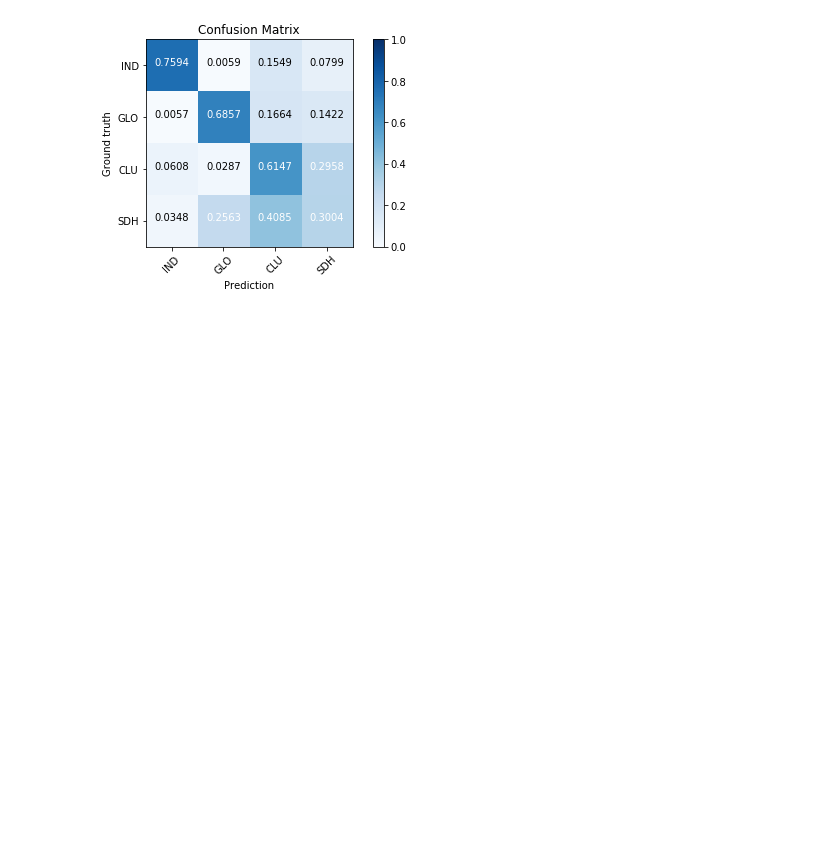
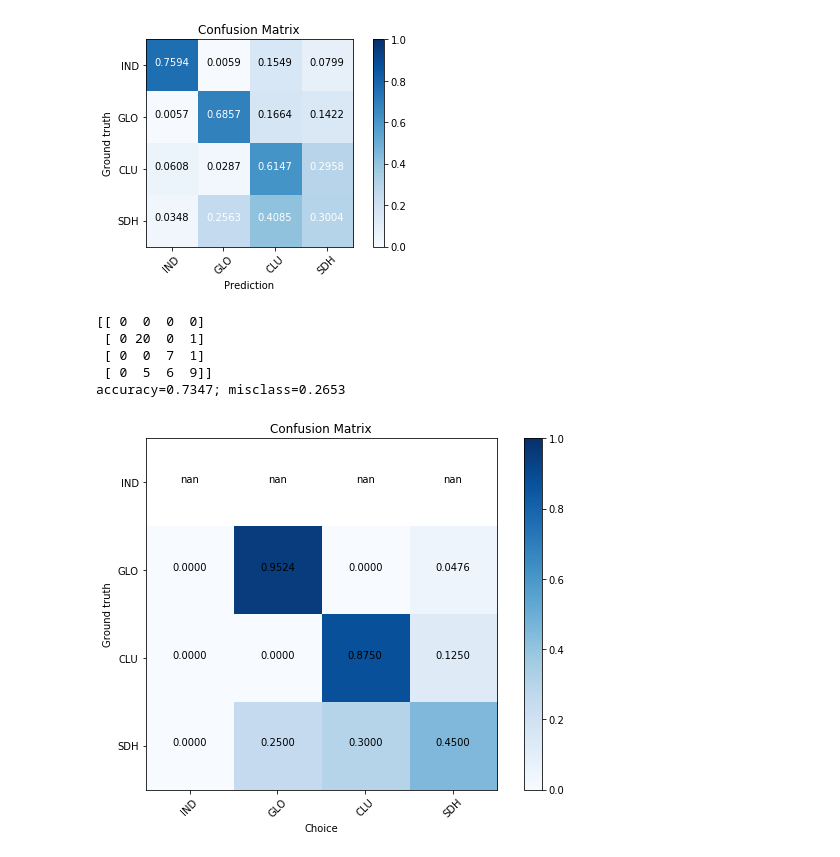
Before and after one commit to DrugowitschLab/motion-structure-identification, a Jupyter notebook: analysis/plot_cm.ipynb, the cells around one changed output. Saved outputs shown, nothing was run; the diff lists cells and outputs as text; code cells hidden in the pictures; blank space fills up the shorter version.

```diff
--- a/analysis/plot_cm.ipynb
+++ b/analysis/plot_cm.ipynb
@@ -131,3 +131,12 @@ GLO           0.005729  0.685692  0.166406  0.142174
 CLU           0.060786  0.028722  0.614678  0.295815
 SDH           0.034819  0.256304  0.408464  0.300413
 [figure]
+# %%
+plot_cm('glo=0.8.dat')
+# %% [output]
+[[ 0  0  0  0]
+ [ 0 20  0  1]
+ [ 0  0  7  1]
+ [ 0  5  6  9]]
+accuracy=0.7347; misclass=0.2653
+[figure, added]
```
Also changed, not shown: parts of 1 cell of this notebook, 28 other files.
